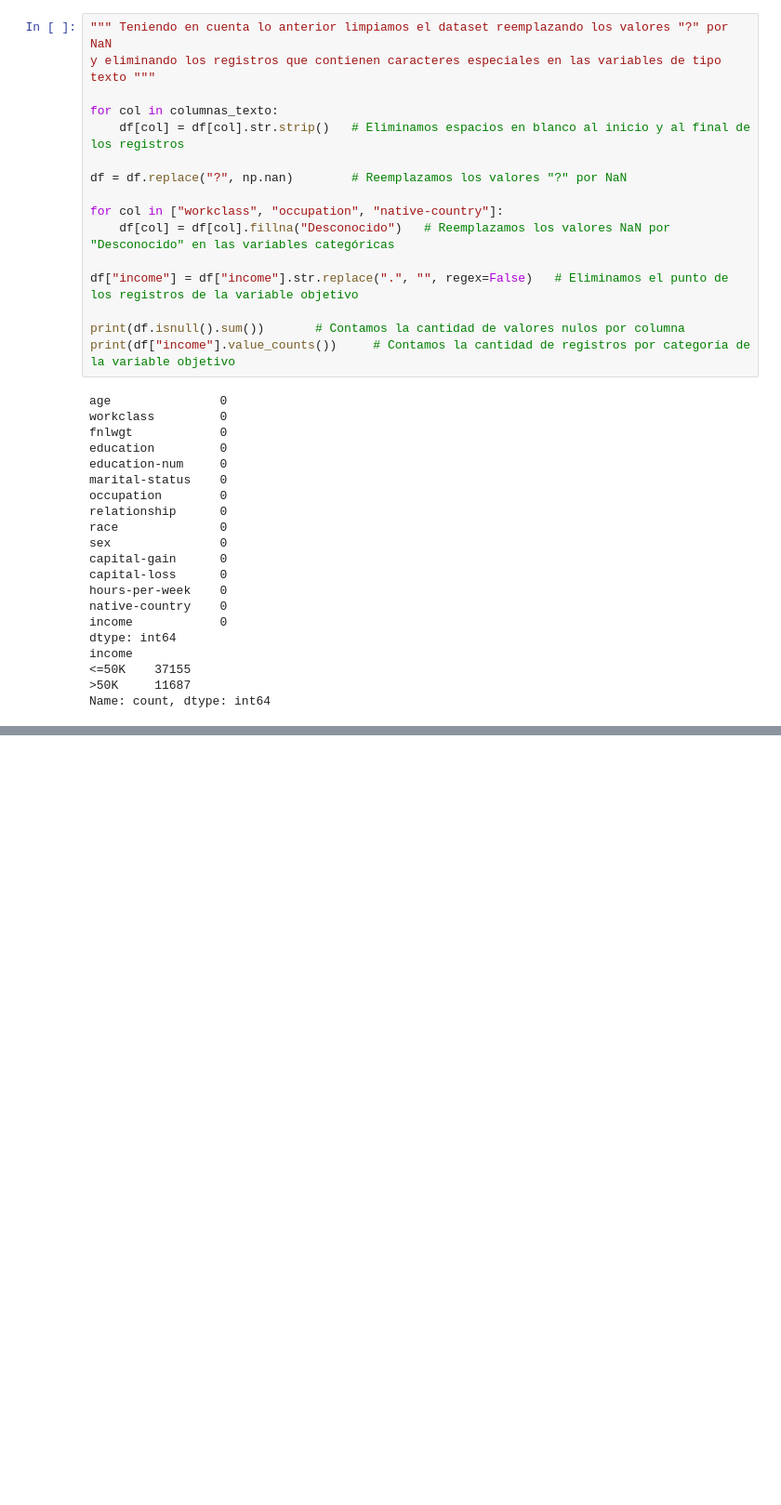
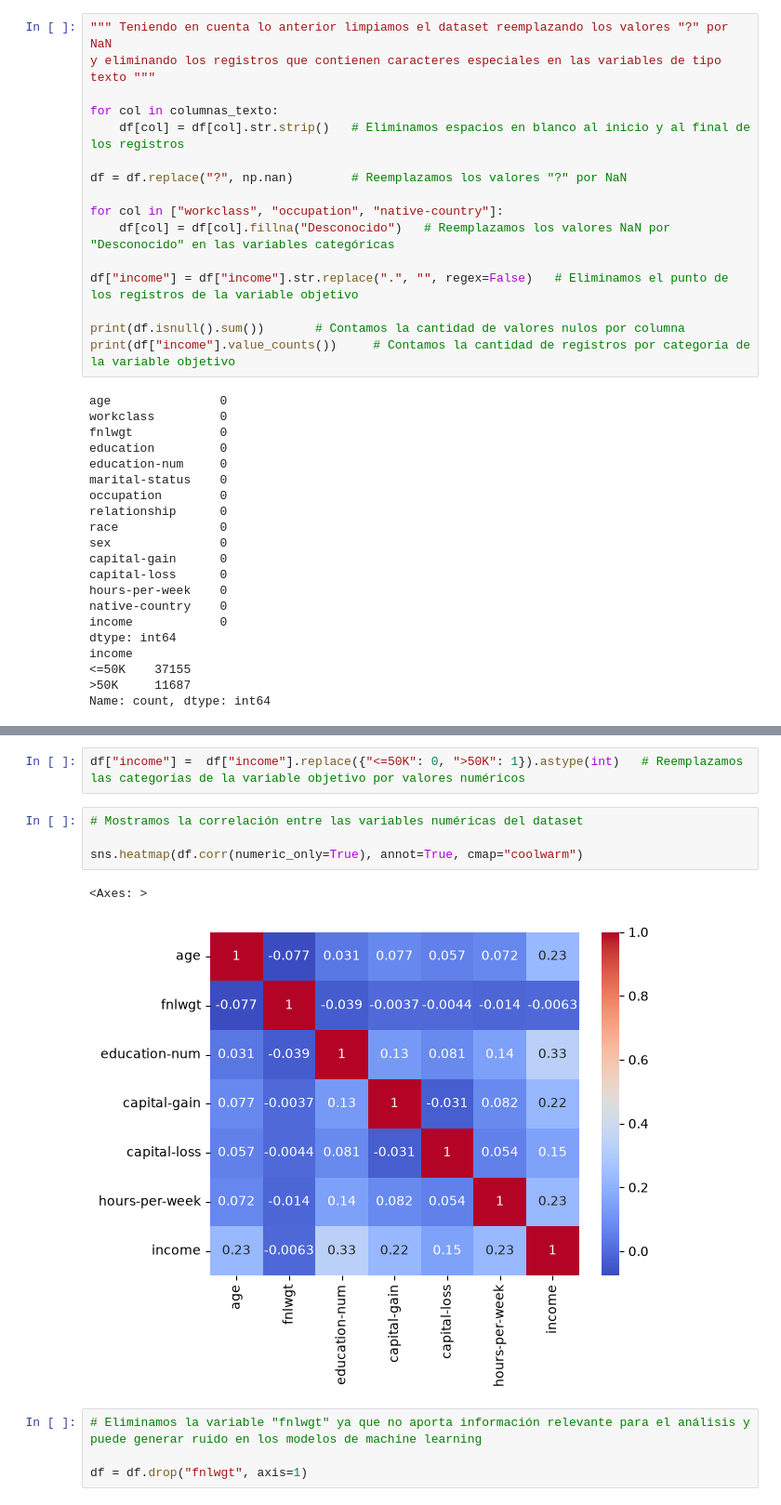
Before and after one commit to BreinerNavarro/IA_II, a Jupyter notebook: Corte_III/censusIcome.ipynb, the cells around one changed output, grey strips where cells are left out. Shown at 93% size. Saved outputs shown, nothing was run; the diff lists cells and outputs as text; blank space fills up the shorter version.

```diff
--- a/Corte_III/censusIcome.ipynb
+++ b/Corte_III/censusIcome.ipynb
@@ -190,3 +198,16 @@ df.head(20)
 | 17 | 32 | Private | 186824 | HS-grad | 9 | Never-married | Machine-op-inspct | Unmarried | ... |
 | 18 | 38 | Private | 28887 | 11th | 7 | Married-civ-spouse | Sales | Husband | ... |
 | 19 | 43 | Self-emp-not-inc | 292175 | Masters | 14 | Divorced | Exec-managerial | Unmarried | ... |
+# %%
+df["income"] =  df["income"].replace({"<=50K": 0, ">50K": 1}).astype(int)   # Reemplazamos las categorías de la variable objetivo por valores numéricos
+# %%
+# Mostramos la correlación entre las variables numéricas del dataset
+
+sns.heatmap(df.corr(numeric_only=True), annot=True, cmap="coolwarm")
+# %% [output]
+<Axes: >
+[figure, added]
+# %%
+# Eliminamos la variable "fnlwgt" ya que no aporta información relevante para el análisis y puede generar ruido en los modelos de machine learning
+
+df = df.drop("fnlwgt", axis=1)
```
Also changed, not shown: parts of 14 cells of this notebook.
